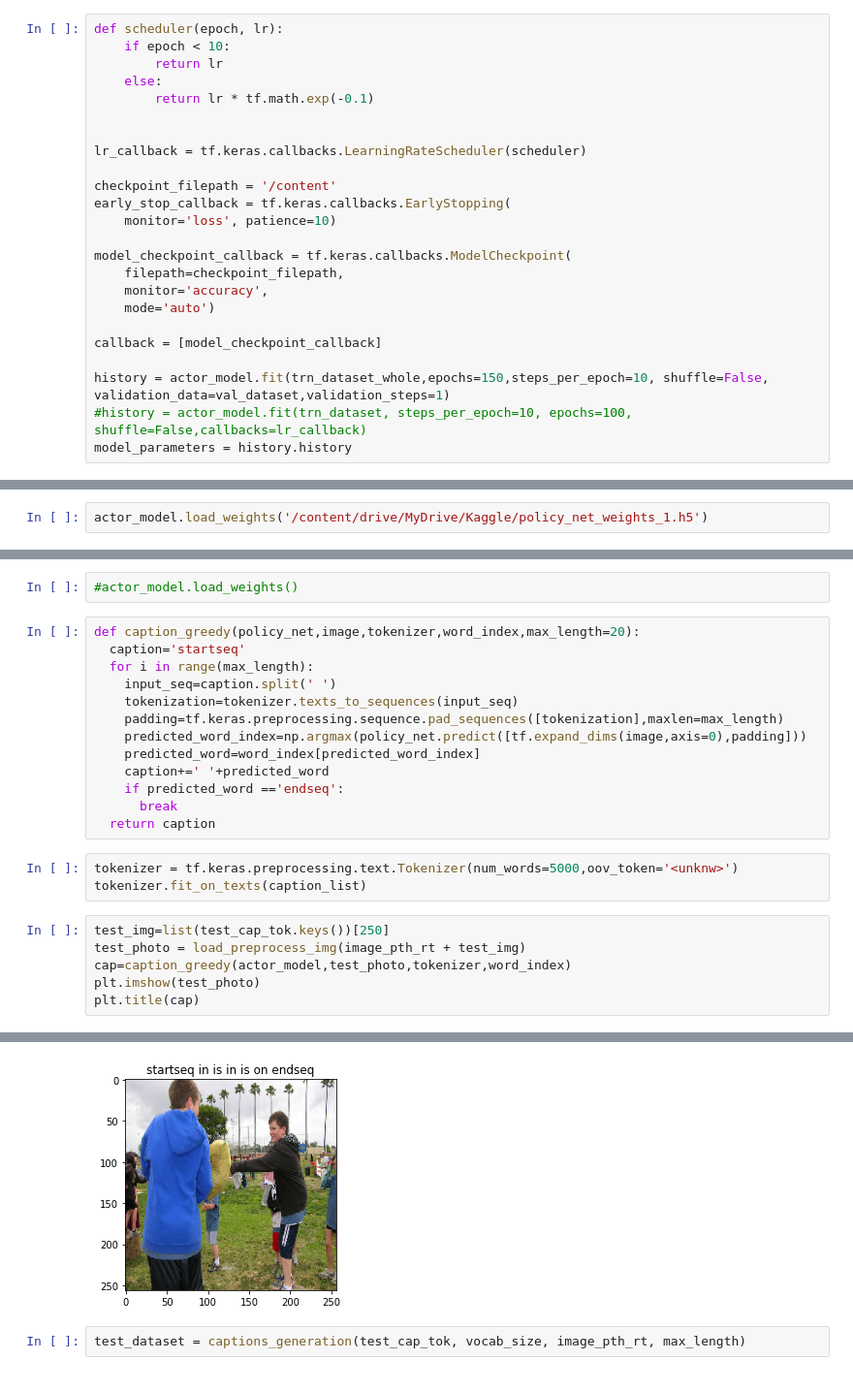
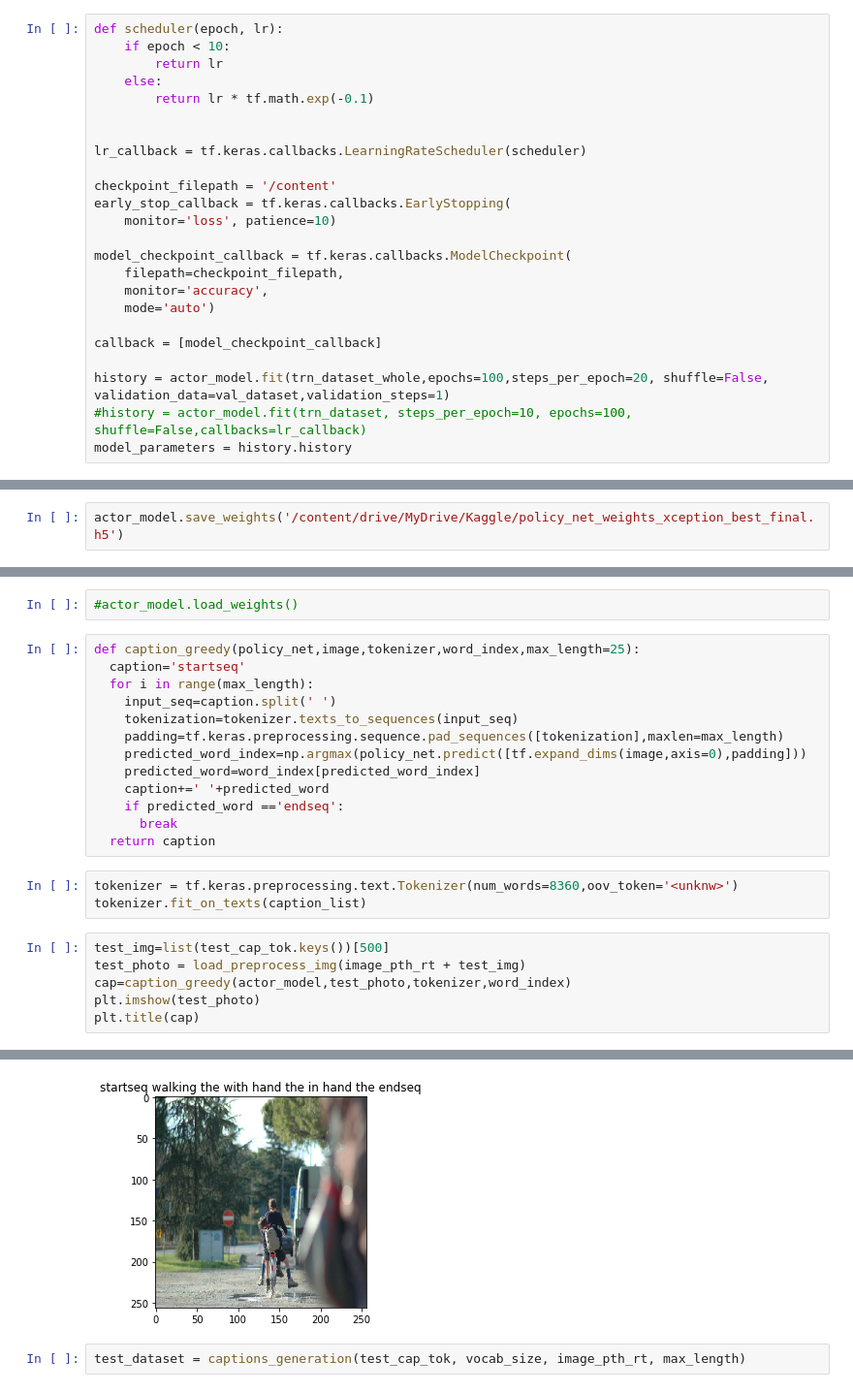
Before and after one commit to viswambhar-yasa/image_captioning, a Jupyter notebook: training_policy_net.ipynb, the cells around one changed output, grey strips where cells are left out. Shown: that part at 97% size. Cells and saved outputs as stored; diff of their text form.

```diff
--- a/training_policy_net.ipynb
+++ b/training_policy_net.ipynb
@@ -447,7 +457,7 @@ model_checkpoint_callback = tf.keras.callbacks.ModelCheckpoint(
 
 callback = [model_checkpoint_callback]
 
-history = actor_model.fit(trn_dataset_whole,epochs=150,steps_per_epoch=10, shuffle=False, validation_data=val_dataset,validation_steps=1)
+history = actor_model.fit(trn_dataset_whole,epochs=100,steps_per_epoch=20, shuffle=False, validation_data=val_dataset,validation_steps=1)
 #history = actor_model.fit(trn_dataset, steps_per_epoch=10, epochs=100, shuffle=False,callbacks=lr_callback)
 model_parameters = history.history
 # %% [output]
@@ -477,2 +487,2 @@ actor_model.save_weights('/content/policy_net_weights.h5')
 # %%
-actor_model.load_weights('/content/drive/MyDrive/Kaggle/policy_net_weights_1.h5')
+actor_model.save_weights('/content/drive/MyDrive/Kaggle/policy_net_weights_xception_best_final.h5')
@@ -540,7 +554,7 @@ actor_model.save_weights('/content/policy_net_model_3.h5')
 # %%
 #actor_model.load_weights()
 # %%
-def caption_greedy(policy_net,image,tokenizer,word_index,max_length=20):
+def caption_greedy(policy_net,image,tokenizer,word_index,max_length=25):
   caption='startseq'
   for i in range(max_length):
     input_seq=caption.split(' ')
@@ -553,10 +567,10 @@ def caption_greedy(policy_net,image,tokenizer,word_index,max_length=20):
       break
   return caption
 # %%
-tokenizer = tf.keras.preprocessing.text.Tokenizer(num_words=5000,oov_token='<unknw>')
+tokenizer = tf.keras.preprocessing.text.Tokenizer(num_words=8360,oov_token='<unknw>')
 tokenizer.fit_on_texts(caption_list)
 # %%
-test_img=list(test_cap_tok.keys())[250]
+test_img=list(test_cap_tok.keys())[500]
 test_photo = load_preprocess_img(image_pth_rt + test_img)
 cap=caption_greedy(actor_model,test_photo,tokenizer,word_index)
 plt.imshow(test_photo)
@@ -566,4 +580,4 @@ Text(0.5, 1.0, 'startseq in is in is on endseq')
-[figure, old version]
+[figure, new version]
 # %%
 test_dataset = captions_generation(test_cap_tok, vocab_size, image_pth_rt, max_length)
 # %%
```
Also changed, not shown: parts of 15 cells of this notebook.
